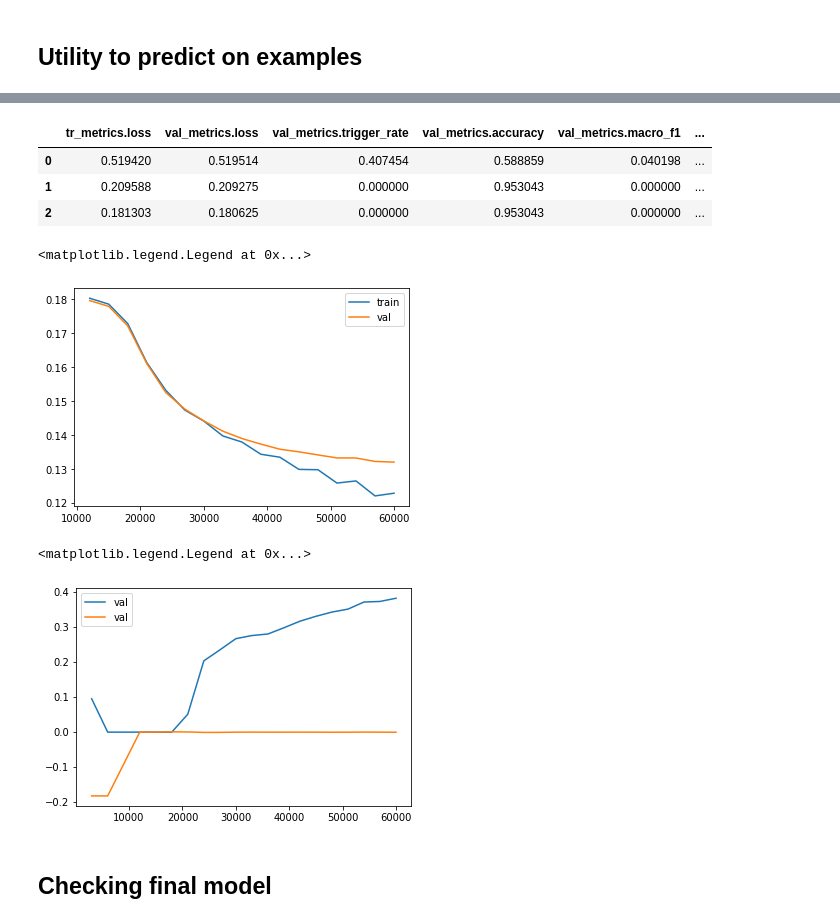
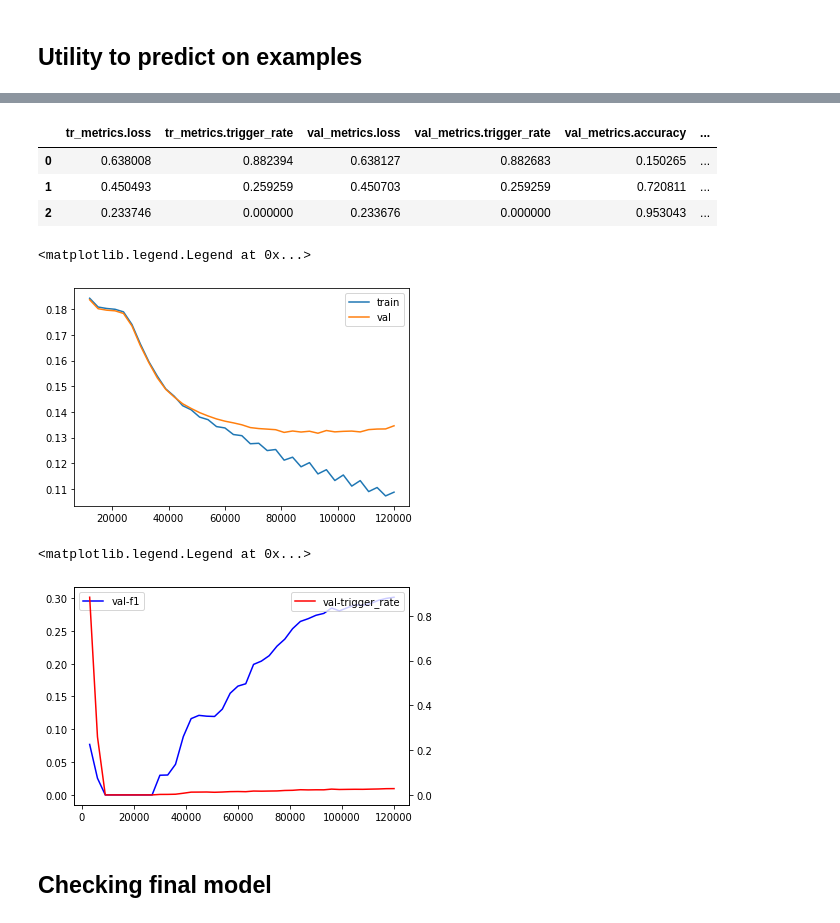
Before and after one commit to jsong336/emotion-bert, a Jupyter notebook: notebooks/main_bert_dense.ipynb, the cells around one changed output, grey strips where cells are left out. Cells and saved outputs as stored; diff of their text form; code cells hidden in the pictures.

```diff
--- a/notebooks/main_bert_dense.ipynb
+++ b/notebooks/main_bert_dense.ipynb
@@ -264,6 +284,7 @@ import matplotlib.pyplot as plt
 
 df = get_attrs_from_checkpoints_meta(args.output_dir, args.model_name, [
     'tr_metrics.loss',
+    'tr_metrics.trigger_rate',
     'val_metrics.loss',
     'val_metrics.trigger_rate',
     'val_metrics.accuracy',
@@ -272,25 +293,33 @@ df = get_attrs_from_checkpoints_meta(args.output_dir, args.model_name, [
 ])
 df.head(3)
 # %% [output]
-|  | tr_metrics.loss | val_metrics.loss | val_metrics.trigger_rate | val_metrics.accuracy | val_metrics.macro_f1 | ... |
-| 0 | 0.519420 | 0.519514 | 0.407454 | 0.588859 | 0.040198 | ... |
-| 1 | 0.209588 | 0.209275 | 0.000000 | 0.953043 | 0.000000 | ... |
-| 2 | 0.181303 | 0.180625 | 0.000000 | 0.953043 | 0.000000 | ... |
+|  | tr_metrics.loss | tr_metrics.trigger_rate | val_metrics.loss | val_metrics.trigger_rate | val_metrics.accuracy | ... |
+| 0 | 0.638008 | 0.882394 | 0.638127 | 0.882683 | 0.150265 | ... |
+| 1 | 0.450493 | 0.259259 | 0.450703 | 0.259259 | 0.720811 | ... |
+| 2 | 0.233746 | 0.000000 | 0.233676 | 0.000000 | 0.953043 | ... |
 # %%
 plt.plot(df['checkpoint_id'][3:], df['tr_metrics.loss'][3:], label='train')
 plt.plot(df['checkpoint_id'][3:], df['val_metrics.loss'][3:], label='val')
 plt.legend()
 # %% [output]
 <matplotlib.legend.Legend at 0x...>
-[figure, old version]
+[figure, new version]
 # %%
-plt.plot(df['checkpoint_id'], df['val_metrics.micro_f1'], label='val')
-plt.plot(df['checkpoint_id'],
-np.gradient(np.gradient(df['val_metrics.accuracy'])), label='val')
-plt.legend()
+fig, ax1 = plt.subplots()
+ax2 = ax1.twinx()
+
+ax1.plot(df['checkpoint_id'],
+         df['val_metrics.macro_f1'],
+         label='val-f1', c='blue')
+ax2.plot(df['checkpoint_id'],
+         df['val_metrics.trigger_rate'],
+         label='val-trigger_rate', c='red')
+
+ax1.legend()
+ax2.legend()
 # %% [output]
 <matplotlib.legend.Legend at 0x...>
-[figure, old version]
+[figure, new version]
 # %% [markdown]
 ## Checking final model
 # %%
```
Also changed, not shown: parts of 11 cells of this notebook, 9 other files.
